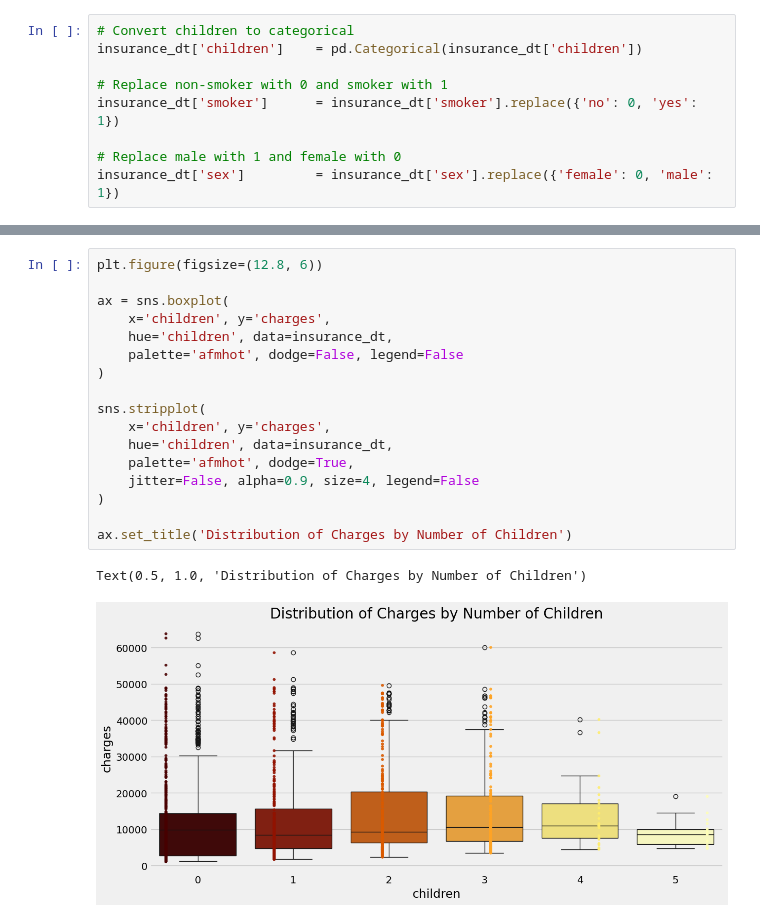
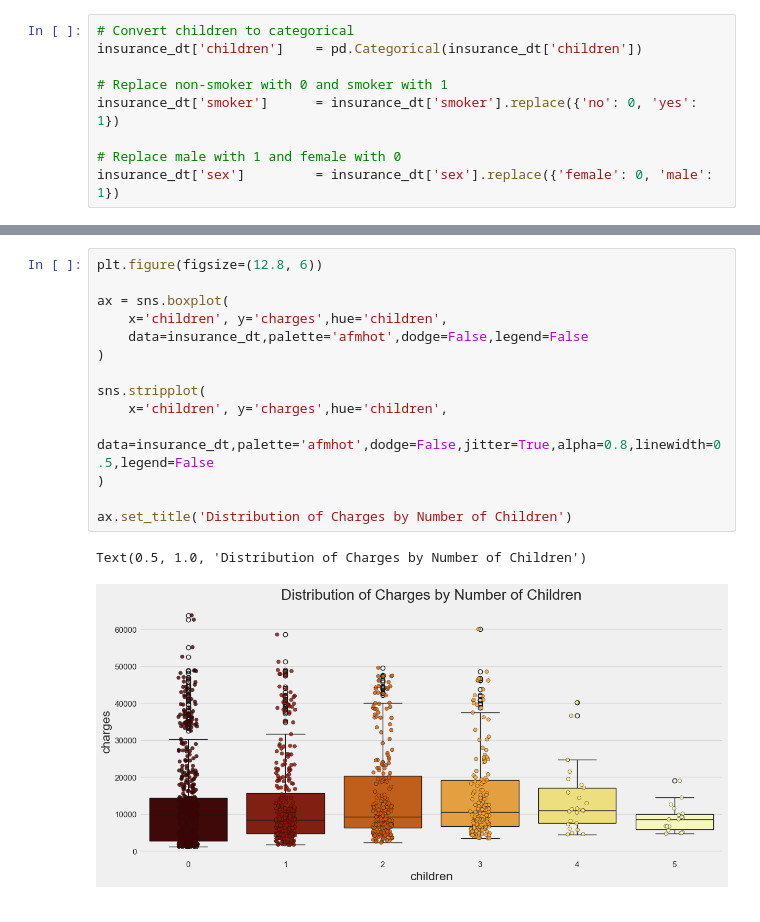
Before and after one commit to uniqueupsc/Projects_AIML, a Jupyter notebook: 01_Applied_Statistics/01_Medical_Cost_Dataset.ipynb, the cells around one changed output, grey strips where cells are left out. Cells and saved outputs as stored; diff of their text form.

Commit message:
Update Medical Cost EDA and visualizations

```diff
--- a/01_Applied_Statistics/01_Medical_Cost_Dataset.ipynb
+++ b/01_Applied_Statistics/01_Medical_Cost_Dataset.ipynb
@@ -428,20 +332,17 @@ Text(0.5, 1.0, 'Distribution of Charges for Male and Female by Smoker and Non-sm
-# %%
-plt.figure(figsize=(12.8, 6))
-
-ax = sns.boxplot(
-    x='children', y='charges',
-    hue='children', data=insurance_dt,
-    palette='afmhot', dodge=False, legend=False
-)
-
-sns.stripplot(
-    x='children', y='charges',
-    hue='children', data=insurance_dt,
-    palette='afmhot', dodge=True,
-    jitter=False, alpha=0.9, size=4, legend=False
-)
-
-ax.set_title('Distribution of Charges by Number of Children')
-# %% [output]
-Text(0.5, 1.0, 'Distribution of Charges by Number of Children')
-[figure, removed]
+# %%
+plt.figure(figsize=(12.8, 6))
+
+ax = sns.boxplot(
+    x='children', y='charges',hue='children',
+    data=insurance_dt,palette='afmhot',dodge=False,legend=False
+)
+
+sns.stripplot(
+    x='children', y='charges',hue='children',
+    data=insurance_dt,palette='afmhot',dodge=False,jitter=True,alpha=0.8,linewidth=0.5,legend=False
+)
+
+ax.set_title('Distribution of Charges by Number of Children')
+# %% [output]
+Text(0.5, 1.0, 'Distribution of Charges by Number of Children')
+[figure, added]
```
Also changed, not shown: parts of 54 cells of this notebook.
